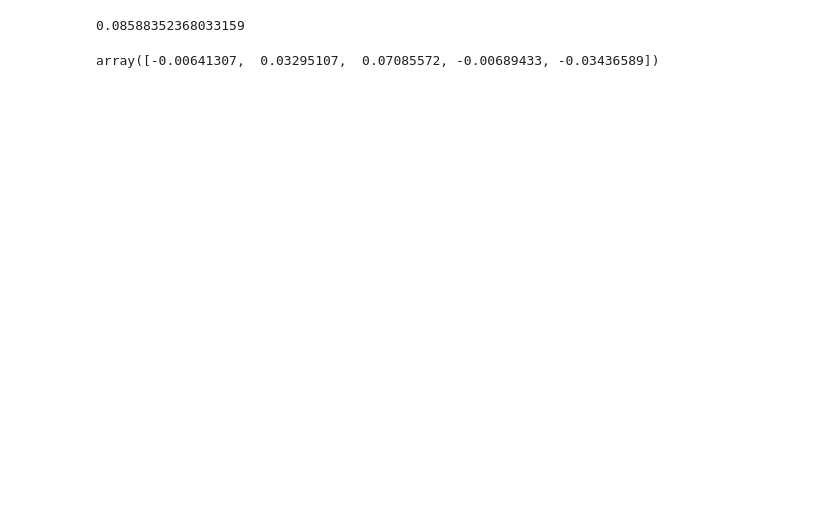
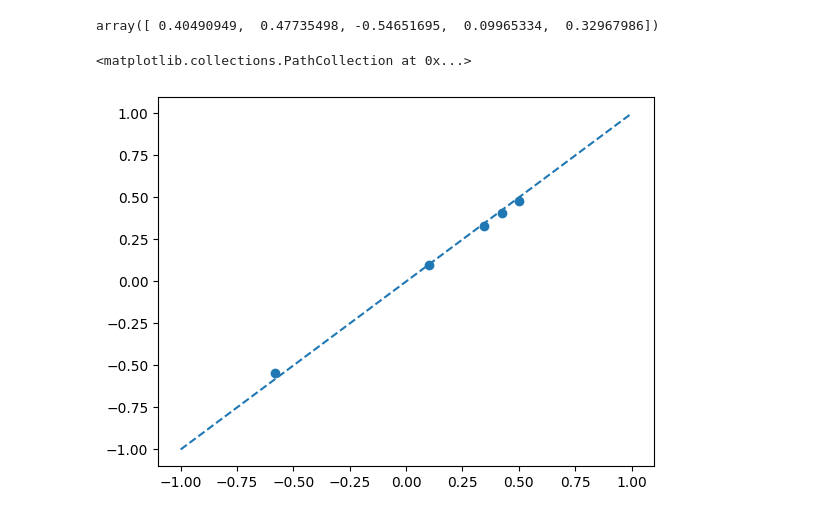
Before and after one commit to QuantumApplicationLab/QuantumNewtonRaphson, a Jupyter notebook: docs/notebooks/qubols.ipynb, the cells around one changed output. Drawn from its saved outputs; the diff is of its cells as text; code cells hidden in the pictures; blank space fills up the shorter version.

Commit message:
refactor solvers

```diff
--- a/docs/notebooks/qubols.ipynb
+++ b/docs/notebooks/qubols.ipynb
@@ -5,16 +6,20 @@ quantum_solver_options = {'num_reads':100, 'num_qbits':21, 'encoding': Efficient
 from scipy.sparse import random as sprand
 import numpy as np
 
-A = sprand(5,5, density=0.8, format='csr')
-b = np.random.rand(5)
+A = 0.5*sprand(5,5, density=0.8, format='csr')
+b = 0.1*np.random.rand(5)
+# %%
+ref = np.linalg.solve(A.todense(),b)
+ref
+# %% [output]
+array([ 0.40490949,  0.47735498, -0.54651695,  0.09965334,  0.32967986])
 # %%
-from quantum_newton_raphson.qubo_solve import qubosolve_real
-res = qubosolve_real(A, b, quantum_solver_options)
+from quantum_newton_raphson.qubo_solve import QUBO_SOLVER
+solver = QUBO_SOLVER(num_reads=100, num_qbits=11, encoding=EfficientEncoding)
+res = solver(A, b)
-# %%
-np.linalg.norm(A.dot(res.solution)-b)
-# %% [output]
-0.08588352368033159
-# %%
-A.dot(res.solution)-b
-# %% [output]
-array([-0.00641307,  0.03295107,  0.07085572, -0.00689433, -0.03436589])
+# %%
+plt.plot([-1,1],[-1,1],'--')
+plt.scatter(res.solution,ref)
+# %% [output]
+<matplotlib.collections.PathCollection at 0x...>
+[figure, added]
```
Also changed, not shown: parts of 3 cells of this notebook, 12 other files.
